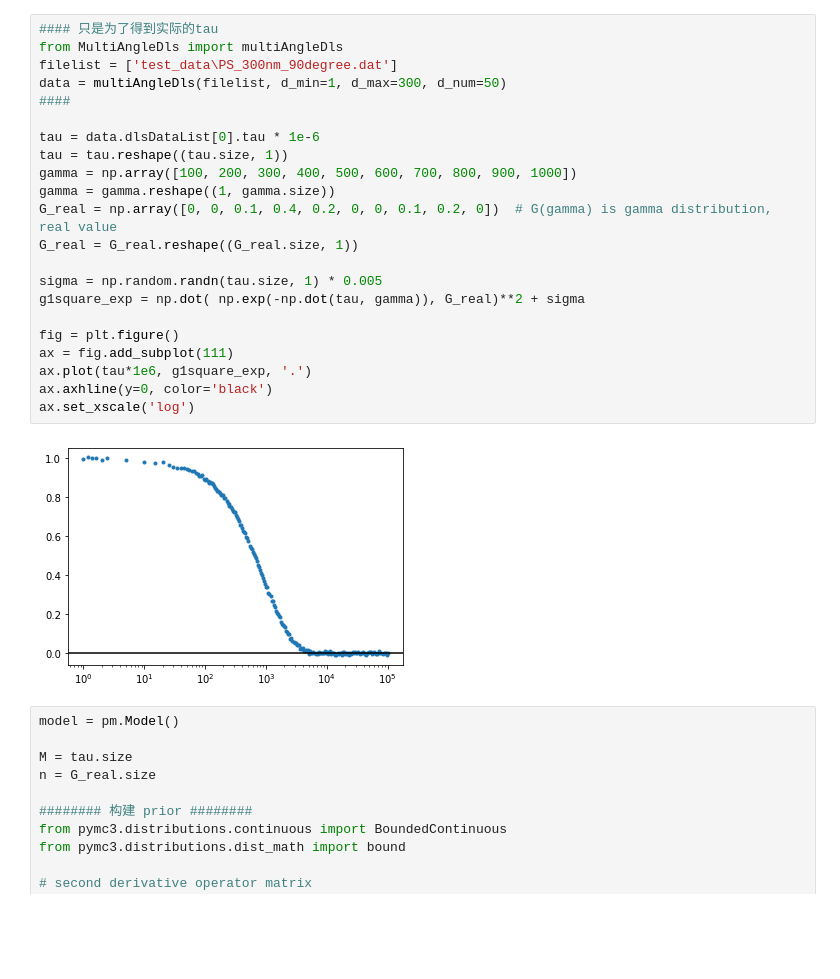
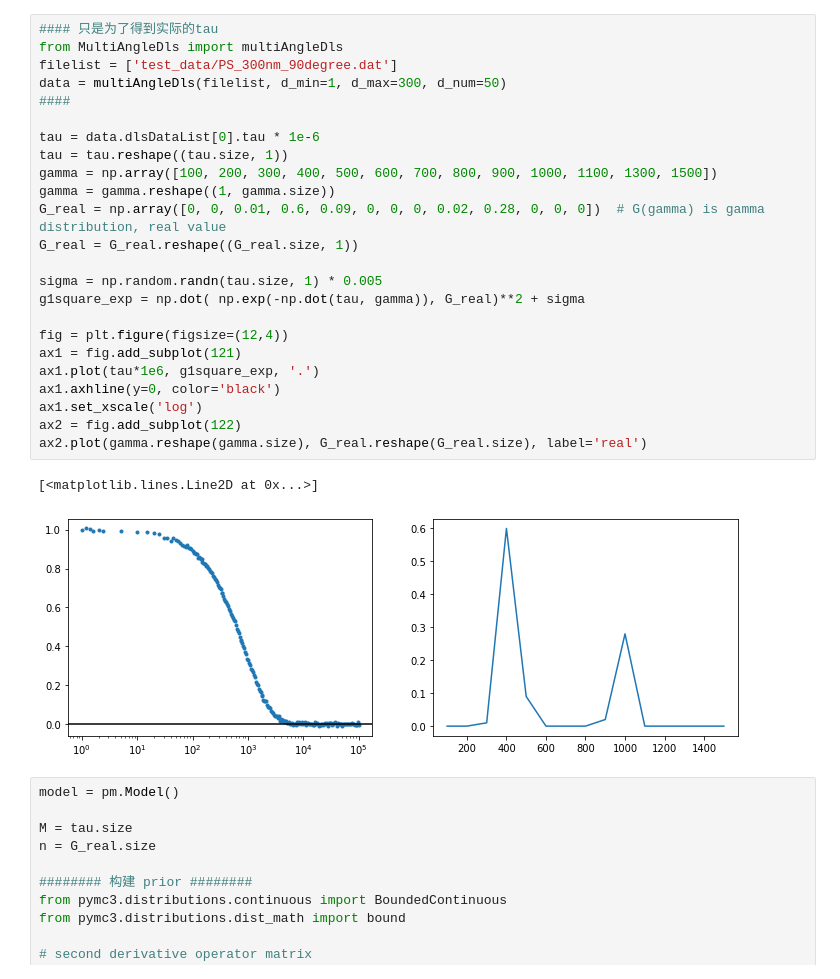
Before and after one commit to MolybdenumLee/MultiAngleDLS, a Jupyter notebook: test_pymc3-2.ipynb, the cells around one changed output. Drawn from its saved outputs; the diff is of its cells as text; blank space fills up the shorter version.

```diff
--- a/test_pymc3-2.ipynb
+++ b/test_pymc3-2.ipynb
@@ -12,27 +12,30 @@ Running on PyMC3 v3.8
 # %%
 #### 只是为了得到实际的tau
 from MultiAngleDls import multiAngleDls
-filelist = ['test_data\PS_300nm_90degree.dat']
+filelist = ['test_data/PS_300nm_90degree.dat']
 data = multiAngleDls(filelist, d_min=1, d_max=300, d_num=50)
 ####
 
 tau = data.dlsDataList[0].tau * 1e-6
 tau = tau.reshape((tau.size, 1))
-gamma = np.array([100, 200, 300, 400, 500, 600, 700, 800, 900, 1000])
+gamma = np.array([100, 200, 300, 400, 500, 600, 700, 800, 900, 1000, 1100, 1300, 1500])
 gamma = gamma.reshape((1, gamma.size))
-G_real = np.array([0, 0, 0.1, 0.4, 0.2, 0, 0, 0.1, 0.2, 0])  # G(gamma) is gamma distribution, real value
+G_real = np.array([0, 0, 0.01, 0.6, 0.09, 0, 0, 0, 0.02, 0.28, 0, 0, 0])  # G(gamma) is gamma distribution, real value
 G_real = G_real.reshape((G_real.size, 1))
 
 sigma = np.random.randn(tau.size, 1) * 0.005
 g1square_exp = np.dot( np.exp(-np.dot(tau, gamma)), G_real)**2 + sigma
 
-fig = plt.figure()
-ax = fig.add_subplot(111)
-ax.plot(tau*1e6, g1square_exp, '.')
-ax.axhline(y=0, color='black')
-ax.set_xscale('log')
+fig = plt.figure(figsize=(12,4))
+ax1 = fig.add_subplot(121)
+ax1.plot(tau*1e6, g1square_exp, '.')
+ax1.axhline(y=0, color='black')
+ax1.set_xscale('log')
+ax2 = fig.add_subplot(122)
+ax2.plot(gamma.reshape(gamma.size), G_real.reshape(G_real.size), label='real')
 # %% [output]
+[<matplotlib.lines.Line2D at 0x...>]
-[figure, old version]
+[figure, new version]
 # %%
 model = pm.Model()
 
```
Also changed, not shown: parts of 7 cells of this notebook, 9 other files.
